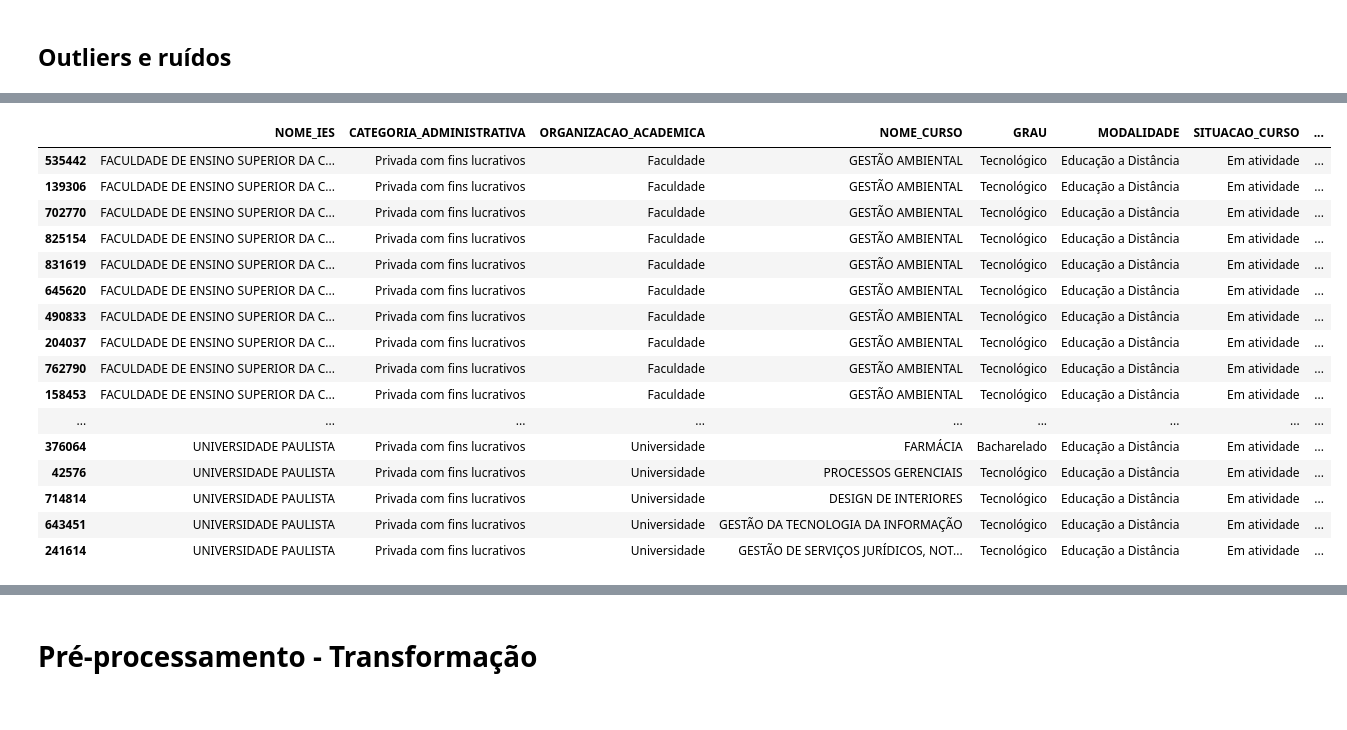
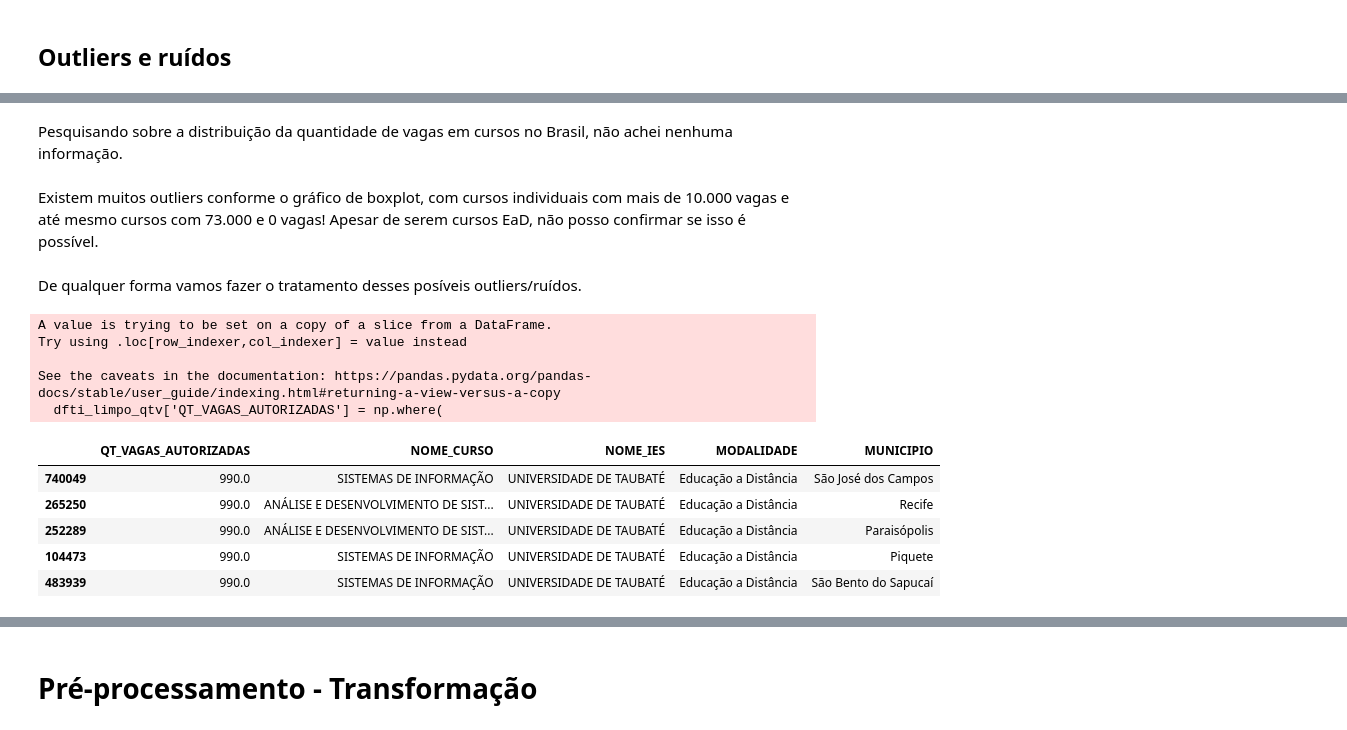
Before and after one commit to willemromao/cursos_graduacao_brasil, a Jupyter notebook: Ensino_Superior_Brasil.ipynb, the cells around one changed output, grey strips where cells are left out. Cells and saved outputs as stored; diff of their text form; code cells hidden in the pictures.

```diff
--- a/Ensino_Superior_Brasil.ipynb
+++ b/Ensino_Superior_Brasil.ipynb
@@ -270,0 +321,21 @@ dtype: int64
+# %%
+cursos_ti = [
+    'TECNOLOGIA DA INFORMAÇÃO',
+    'CIÊNCIA DA COMPUTAÇÃO',
+    'CIÊNCIAS DA COMPUTAÇÃO',
+    'ENGENHARIA DA COMPUTAÇÃO',
+    'ENGENHARIA DE COMPUTAÇÃO',
+    'ENGENHARIA DE SOFTWARE',
+    'ANÁLISE E DESENVOLVIMENTO DE SISTEMAS',
+    'SISTEMAS DE INFORMAÇÃO',
+    'GESTÃO DA TECNOLOGIA DA INFORMAÇÃO',
+    'ENGENHARIA DE TELECOMUNICAÇÕES',
+    'REDES DE COMPUTADORES',
+    'ENGENHARIA MECATRÔNICA',
+    'ENGENHARIA DE CONTROLE E AUTOMAÇÃO',
+    'SISTEMAS PARA INTERNET',
+    'BANCO DE DADOS',
+    'JOGOS DIGITAIS'
+]
+
+dfti = df_ea[df_ea['NOME_CURSO'].isin(cursos_ti)] # dfti é o dataframe com os cursos de TI Em Atividade listados acima.
@@ -270,0 +344,8 @@ dtype: int64
+# %%
+dfti['NOME_CURSO'] = dfti['NOME_CURSO'].replace('CIÊNCIAS DA COMPUTAÇÃO', 'CIÊNCIA DA COMPUTAÇÃO')
+dfti['NOME_CURSO'] = dfti['NOME_CURSO'].replace('CIêNCIAS DE COMPUTAçãO', 'CIÊNCIA DA COMPUTAÇÃO')
+
+dfti['NOME_CURSO'] = dfti['NOME_CURSO'].replace('ENGENHARIA DA COMPUTAÇÃO', 'ENGENHARIA DE COMPUTAÇÃO')
+
+dfti['NOME_CURSO'] = dfti['NOME_CURSO'].replace('GESTÃO EM TECNOLOGIA DA INFORMAÇÃO', 'GESTÃO DA TECNOLOGIA DA INFORMAÇÃO')
+dfti['NOME_CURSO'] = dfti['NOME_CURSO'].replace('GESTÃO DE TECNOLOGIA DA INFORMAÇÃO', 'GESTÃO DA TECNOLOGIA DA INFORMAÇÃO')
@@ -271,20 +410,32 @@ dtype: int64
+# %% [markdown]
+Pesquisando sobre a distribuição da quantidade de vagas em cursos no Brasil, não achei nenhuma informação.
+# %% [markdown]
+Existem muitos outliers conforme o gráfico de boxplot, com cursos individuais com mais de 10.000 vagas e até mesmo cursos com 73.000 e 0  vagas! Apesar de serem cursos EaD, não posso confirmar se isso é possível.
+# %% [markdown]
+De qualquer forma vamos fazer o tratamento desses posíveis outliers/ruídos.
+# %%
+dfti_limpo_qtv = dfti[
+    (dfti['QT_VAGAS_AUTORIZADAS'] > dfti['QT_VAGAS_AUTORIZADAS'].quantile(0.001)) &
+    (dfti['QT_VAGAS_AUTORIZADAS'] < dfti['QT_VAGAS_AUTORIZADAS'].quantile(0.600))]
+
+# dfti_limpo_qtv = dataframe ti em atividade limpo para quantidade de vagas
+# %%
+dfti_limpo_qtv['QT_VAGAS_AUTORIZADAS'] = np.where(
+                                  dfti_limpo_qtv['QT_VAGAS_AUTORIZADAS'] >= dfti_limpo_qtv['QT_VAGAS_AUTORIZADAS'].quantile(0.600),
+                                  dfti_limpo_qtv[(dfti_limpo_qtv['QT_VAGAS_AUTORIZADAS'] > dfti_limpo_qtv['QT_VAGAS_AUTORIZADAS'].quantile(0.001)) & (dfti_limpo_qtv['QT_VAGAS_AUTORIZADAS'] < dfti_limpo_qtv['QT_VAGAS_AUTORIZADAS'].quantile(0.600))]['QT_VAGAS_AUTORIZADAS'].mean(),
+                                  dfti_limpo_qtv['QT_VAGAS_AUTORIZADAS'])
+# %% [output]
+A value is trying to be set on a copy of a slice from a DataFrame.
+Try using .loc[row_indexer,col_indexer] = value instead
+
+See the caveats in the documentation: https://pandas.pydata.org/pandas-docs/stable/user_guide/indexing.html#returning-a-view-versus-a-copy
+  dfti_limpo_qtv['QT_VAGAS_AUTORIZADAS'] = np.where(
 # %%
-df.sort_values(by=['QT_VAGAS_AUTORIZADAS'], ascending=False).head(50)
+dfti_limpo_qtv[['QT_VAGAS_AUTORIZADAS', 'NOME_CURSO', 'NOME_IES', 'MODALIDADE', 'MUNICIPIO']].sort_values(by=['QT_VAGAS_AUTORIZADAS'], ascending=False).head()
 # %% [output]
-|  | NOME_IES | CATEGORIA_ADMINISTRATIVA | ORGANIZACAO_ACADEMICA | NOME_CURSO | GRAU | MODALIDADE | SITUACAO_CURSO | ... |
-| 535442 | FACULDADE DE ENSINO SUPERIOR DA C... | Privada com fins lucrativos | Faculdade | GESTÃO AMBIENTAL | Tecnológico | Educação a Distância | Em atividade | ... |
-| 139306 | FACULDADE DE ENSINO SUPERIOR DA C... | Privada com fins lucrativos | Faculdade | GESTÃO AMBIENTAL | Tecnológico | Educação a Distância | Em atividade | ... |
-| 702770 | FACULDADE DE ENSINO SUPERIOR DA C... | Privada com fins lucrativos | Faculdade | GESTÃO AMBIENTAL | Tecnológico | Educação a Distância | Em atividade | ... |
-| 825154 | FACULDADE DE ENSINO SUPERIOR DA C... | Privada com fins lucrativos | Faculdade | GESTÃO AMBIENTAL | Tecnológico | Educação a Distância | Em atividade | ... |
-| 831619 | FACULDADE DE ENSINO SUPERIOR DA C... | Privada com fins lucrativos | Faculdade | GESTÃO AMBIENTAL | Tecnológico | Educação a Distância | Em atividade | ... |
-| 645620 | FACULDADE DE ENSINO SUPERIOR DA C... | Privada com fins lucrativos | Faculdade | GESTÃO AMBIENTAL | Tecnológico | Educação a Distância | Em atividade | ... |
-| 490833 | FACULDADE DE ENSINO SUPERIOR DA C... | Privada com fins lucrativos | Faculdade | GESTÃO AMBIENTAL | Tecnológico | Educação a Distância | Em atividade | ... |
-| 204037 | FACULDADE DE ENSINO SUPERIOR DA C... | Privada com fins lucrativos | Faculdade | GESTÃO AMBIENTAL | Tecnológico | Educação a Distância | Em atividade | ... |
-| 762790 | FACULDADE DE ENSINO SUPERIOR DA C... | Privada com fins lucrativos | Faculdade | GESTÃO AMBIENTAL | Tecnológico | Educação a Distância | Em atividade | ... |
-| 158453 | FACULDADE DE ENSINO SUPERIOR DA C... | Privada com fins lucrativos | Faculdade | GESTÃO AMBIENTAL | Tecnológico | Educação a Distância | Em atividade | ... |
-| ... | ... | ... | ... | ... | ... | ... | ... | ... |
-| 376064 | UNIVERSIDADE PAULISTA | Privada com fins lucrativos | Universidade | FARMÁCIA | Bacharelado | Educação a Distância | Em atividade | ... |
-| 42576 | UNIVERSIDADE PAULISTA | Privada com fins lucrativos | Universidade | PROCESSOS GERENCIAIS | Tecnológico | Educação a Distância | Em atividade | ... |
-| 714814 | UNIVERSIDADE PAULISTA | Privada com fins lucrativos | Universidade | DESIGN DE INTERIORES | Tecnológico | Educação a Distância | Em atividade | ... |
-| 643451 | UNIVERSIDADE PAULISTA | Privada com fins lucrativos | Universidade | GESTÃO DA TECNOLOGIA DA INFORMAÇÃO | Tecnológico | Educação a Distância | Em atividade | ... |
-| 241614 | UNIVERSIDADE PAULISTA | Privada com fins lucrativos | Universidade | GESTÃO DE SERVIÇOS JURÍDICOS, NOT... | Tecnológico | Educação a Distância | Em atividade | ... |
+|  | QT_VAGAS_AUTORIZADAS | NOME_CURSO | NOME_IES | MODALIDADE | MUNICIPIO |
+| 740049 | 990.0 | SISTEMAS DE INFORMAÇÃO | UNIVERSIDADE DE TAUBATÉ | Educação a Distância | São José dos Campos |
+| 265250 | 990.0 | ANÁLISE E DESENVOLVIMENTO DE SIST... | UNIVERSIDADE DE TAUBATÉ | Educação a Distância | Recife |
+| 252289 | 990.0 | ANÁLISE E DESENVOLVIMENTO DE SIST... | UNIVERSIDADE DE TAUBATÉ | Educação a Distância | Paraisópolis |
+| 104473 | 990.0 | SISTEMAS DE INFORMAÇÃO | UNIVERSIDADE DE TAUBATÉ | Educação a Distância | Piquete |
+| 483939 | 990.0 | SISTEMAS DE INFORMAÇÃO | UNIVERSIDADE DE TAUBATÉ | Educação a Distância | São Bento do Sapucaí |
```
Also changed, not shown: parts of 205 cells of this notebook, 1 other file.
